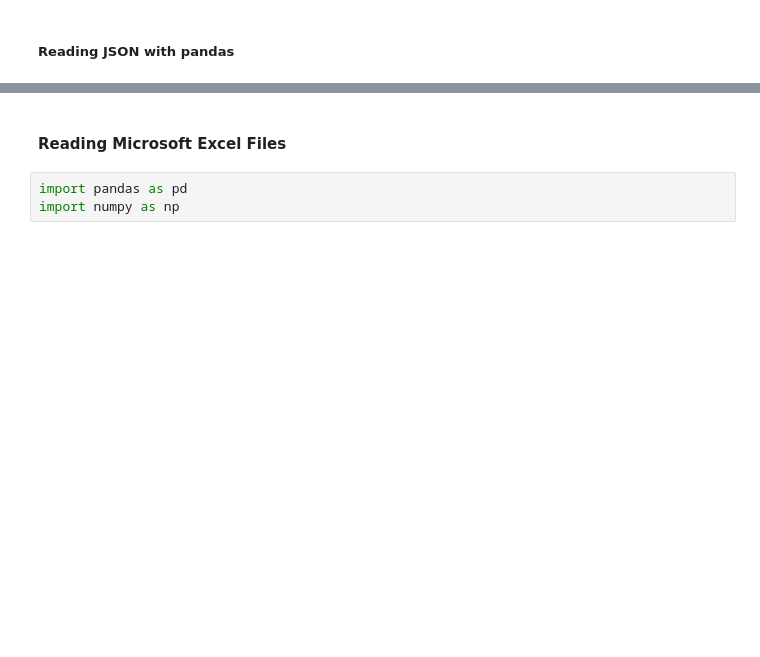
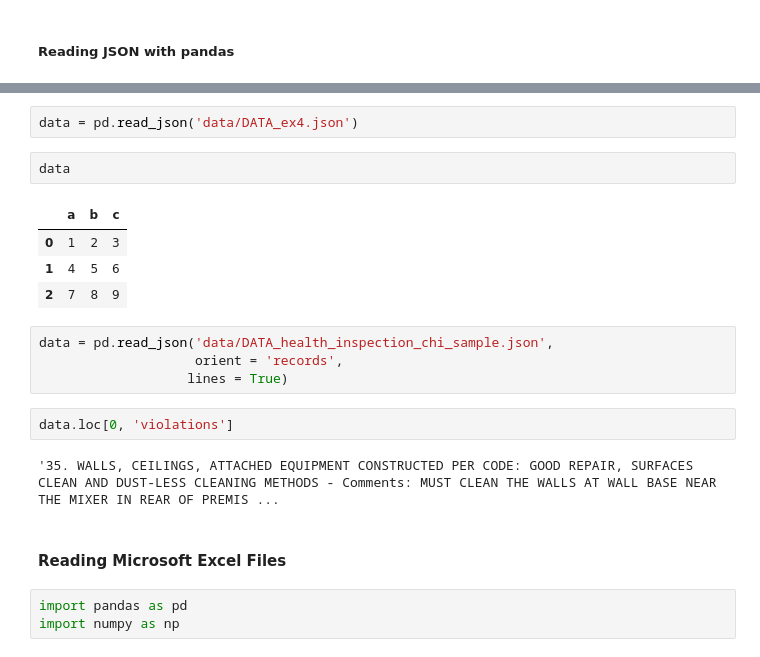
Before and after one commit to evgenursic/python_analitika, a Jupyter notebook: teden_04/04_teden_uvoz_in_priprava_podatkov_clean.ipynb, the cells around one changed output, grey strips where cells are left out. Drawn from its saved outputs; the diff is of its cells as text; blank space fills up the shorter version.

```diff
--- a/teden_04/04_teden_uvoz_in_priprava_podatkov_clean.ipynb
+++ b/teden_04/04_teden_uvoz_in_priprava_podatkov_clean.ipynb
@@ -388,3 +536,20 @@ obj = """
+# %%
+data = pd.read_json('data/DATA_ex4.json')
+# %%
+data
+# %% [output]
+|  | a | b | c |
+| 0 | 1 | 2 | 3 |
+| 1 | 4 | 5 | 6 |
+| 2 | 7 | 8 | 9 |
+# %%
+data = pd.read_json('data/DATA_health_inspection_chi_sample.json',
+                    orient = 'records',
+                   lines = True)
+# %%
+data.loc[0, 'violations']
+# %% [output]
+'35. WALLS, CEILINGS, ATTACHED EQUIPMENT CONSTRUCTED PER CODE: GOOD REPAIR, SURFACES CLEAN AND DUST-LESS CLEANING METHODS - Comments: MUST CLEAN THE WALLS AT WALL BASE NEAR THE MIXER IN REAR OF PREMIS ...
 # %% [markdown]
 #### Reading Microsoft Excel Files
 # %%
```
Also changed, not shown: parts of 31 cells of this notebook, 2 other files.
